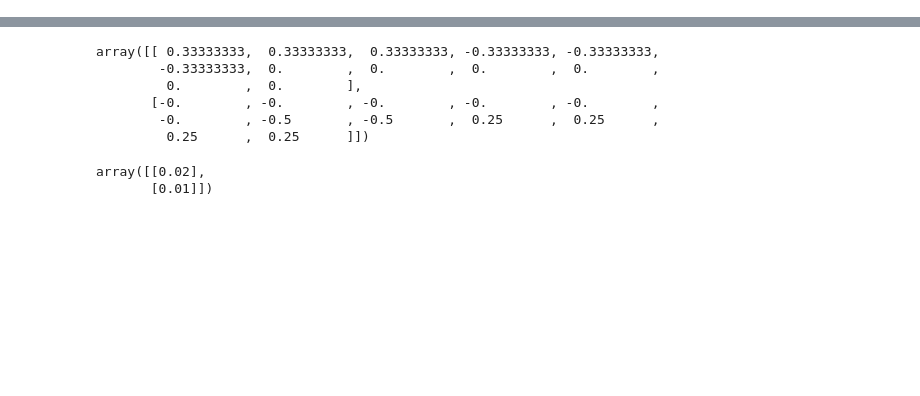
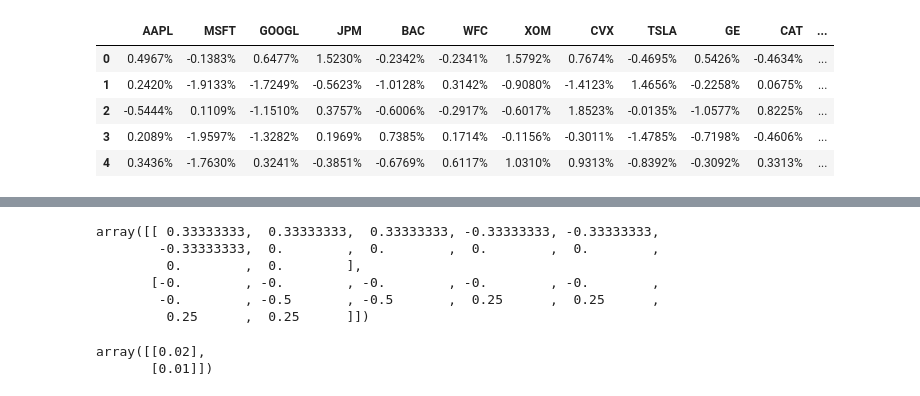
Before and after one commit to birdblues/kbtest, a Jupyter notebook: riskfolio-example/ex06.ipynb, the cells around one changed output, grey strips where cells are left out. Saved outputs shown, nothing was run; the diff lists cells and outputs as text; code cells hidden in the pictures; blank space fills up the shorter version.

```diff
--- a/riskfolio-example/ex06.ipynb
+++ b/riskfolio-example/ex06.ipynb
@@ -1,17 +1,27 @@
 # %%
 import pandas as pd
 import numpy as np
 import riskfolio as rp
+
+pd.options.display.float_format = '{:.4%}'.format
 
 # 가상의 자산 수익률 데이터 생성 (12개의 자산, 1000일의 수익률)
 np.random.seed(42)
 n_assets = 12
 n_obs = 1000
 
 assets = ['AAPL', 'MSFT', 'GOOGL', 'JPM', 'BAC', 'WFC', 'XOM', 'CVX', 'TSLA', 'GE', 'CAT', 'MMM']
 returns = np.random.randn(n_obs, n_assets) / 100  # 무작위 수익률 데이터
 
 Y = pd.DataFrame(returns, columns=assets)
+display(Y.head())
+# %% [output]
+|  | AAPL | MSFT | GOOGL | JPM | BAC | WFC | XOM | CVX | TSLA | GE | CAT | ... |
+| 0 | 0.4967% | -0.1383% | 0.6477% | 1.5230% | -0.2342% | -0.2341% | 1.5792% | 0.7674% | -0.4695% | 0.5426% | -0.4634% | ... |
+| 1 | 0.2420% | -1.9133% | -1.7249% | -0.5623% | -1.0128% | 0.3142% | -0.9080% | -1.4123% | 1.4656% | -0.2258% | 0.0675% | ... |
+| 2 | -0.5444% | 0.1109% | -1.1510% | 0.3757% | -0.6006% | -0.2917% | -0.6017% | 1.8523% | -0.0135% | -1.0577% | 0.8225% | ... |
+| 3 | 0.2089% | -1.9597% | -1.3282% | 0.1969% | 0.7385% | 0.1714% | -0.1156% | -0.3011% | -1.4785% | -0.7198% | -0.4606% | ... |
+| 4 | 0.3436% | -1.7630% | 0.3241% | -0.3851% | -0.6769% | 0.6117% | 1.0310% | 0.9313% | -0.8392% | -0.3092% | 0.3313% | ... |
 # %%
 import pandas as pd
 
```
Also changed, not shown: parts of 3 cells of this notebook, 7 other files.
